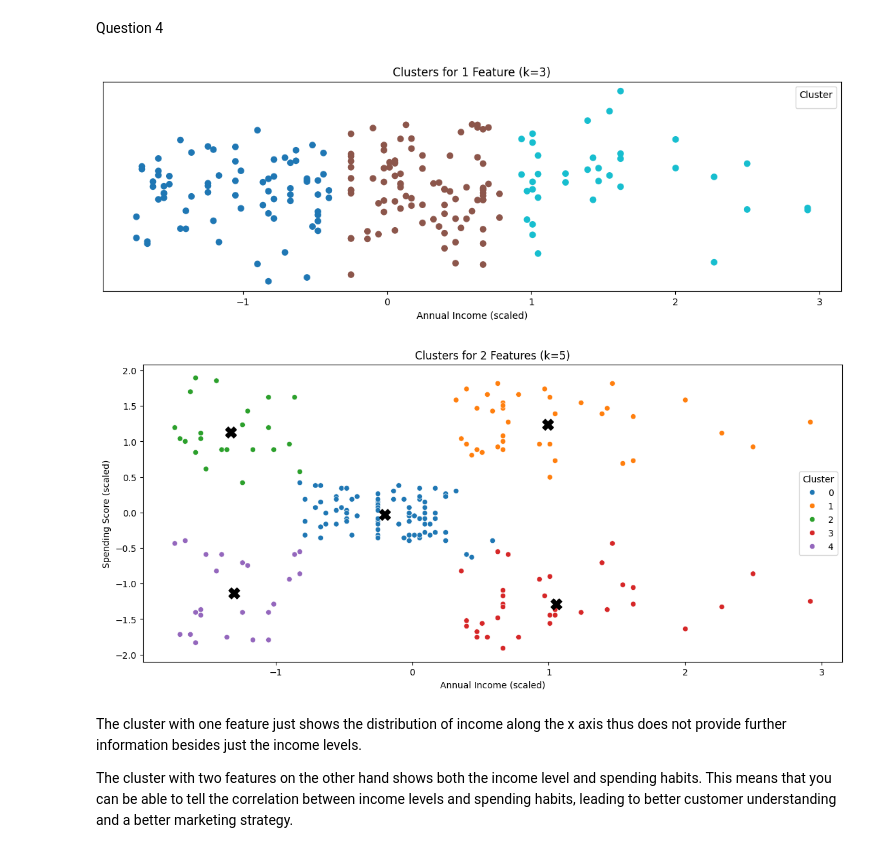
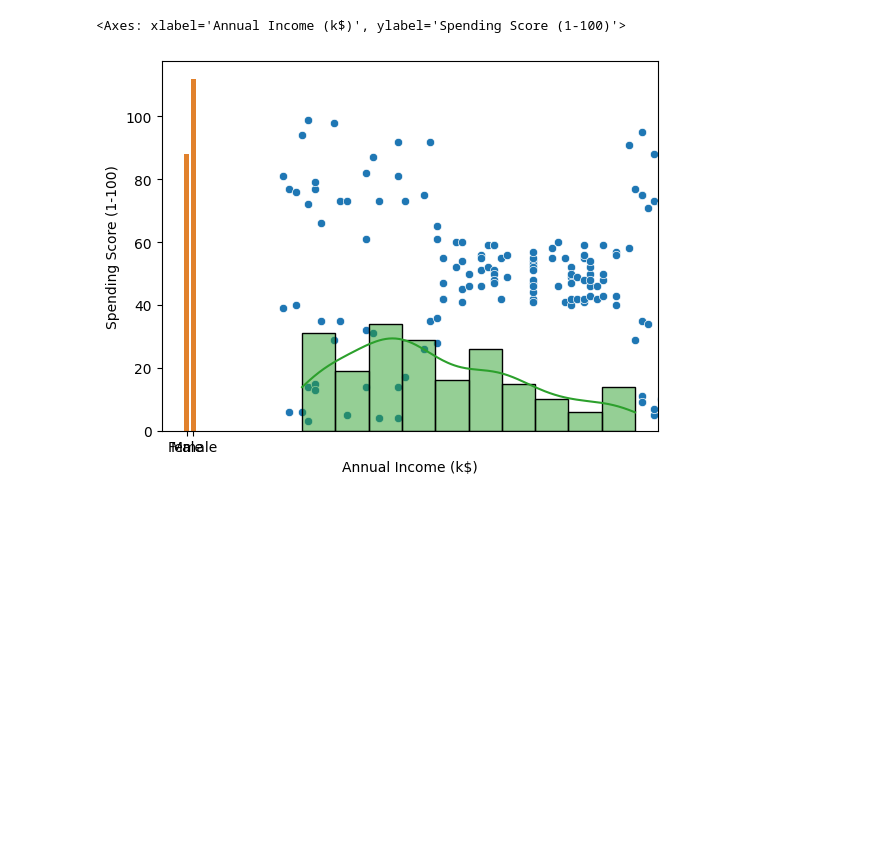
Before and after one commit to A-n-g-e-la/Mall_Customer_Clustering, a Jupyter notebook: Mall_Customer_Clustering.ipynb, the cells around one changed output. Drawn from its saved outputs; the diff is of its cells as text; code cells hidden in the pictures; blank space fills up the shorter version.

Commit message:
Question 2

```diff
--- a/Mall_Customer_Clustering.ipynb
+++ b/Mall_Customer_Clustering.ipynb
@@ -54,5 +65,0 @@ df = pd.read_csv("Mall_Customers.csv")
-# %%
-df = pd.read_csv("Mall_Customers.csv")
-# %%
-df = pd.read_csv("Mall_Customers.csv")
-df.head()
@@ -172,8 +65,0 @@ KeyError: 'cluster_1feature'
-# %%
-# Add cluster labels to the DataFrame
-df['cluster_1feature'] = labels1
-df['cluster_2features'] = labels2
-
-# Now group by the new cluster columns
-print(df.groupby('cluster_1feature')['Annual Income (k$)'].mean())
-print(df.groupby('cluster_2features')[['Annual Income (k$)', 'Spending Score (1-100)']].mean())
@@ -193,30 +66,14 @@ cluster_2features
-# %% [markdown]
-Question 4
-# %%
-df['cluster_1feature'] = labels1
-df['cluster_2features'] = labels2
-# %%
-# Scatter plot for 1 feature
-plt.figure(figsize=(14,4))
-plt.scatter(X1_scaled[:,0], y=np.random.normal(0,0.02,len(X1_scaled)), c=labels1, cmap='tab10')
-plt.yticks([]);
-plt.title(f'Clusters for 1 Feature (k={k1})');
-plt.xlabel('Annual Income (scaled)')
-plt.show()
-
-# 2 features
-plt.figure(figsize=(14,6))
-sns.scatterplot(x=X2_scaled[:,0], y=X2_scaled[:,1], hue=labels2, palette='tab10')
-plt.scatter(kmeans2.cluster_centers_[:,0], kmeans2.cluster_centers_[:,1], c='black', s=150, marker='X')
-plt.title(f'Clusters for 2 Features (k={k2})')
-plt.xlabel('Annual Income (scaled)')
-plt.ylabel('Spending Score (scaled)')
-plt.legend(title='Cluster')
-plt.show()
-# %% [output]
-[figure, removed]
-[figure, removed]
-# %% [markdown]
-The cluster with one feature just shows the distribution of income along the x axis thus does not provide further information besides just the income levels.
-
-The cluster with two features on the other hand shows both the income level and spending habits. This means that you can be able to tell the correlation between income levels and spending habits, leading to better customer understanding and a better marketing strategy.
+# %%
+# 1. Average values
+df.describe()
+
+# 2. Relationship between two features
+import seaborn as sns
+sns.scatterplot(x='Annual Income (k$)', y='Spending Score (1-100)', data=df)
+
+# 3. Gender or age distribution
+sns.countplot(x='Gender', data=df)
+sns.histplot(df['Age'], bins=10, kde=True)
+# %% [output]
+<Axes: xlabel='Annual Income (k$)', ylabel='Spending Score (1-100)'>
+[figure, added]
```
Also changed, not shown: parts of 26 cells of this notebook.
